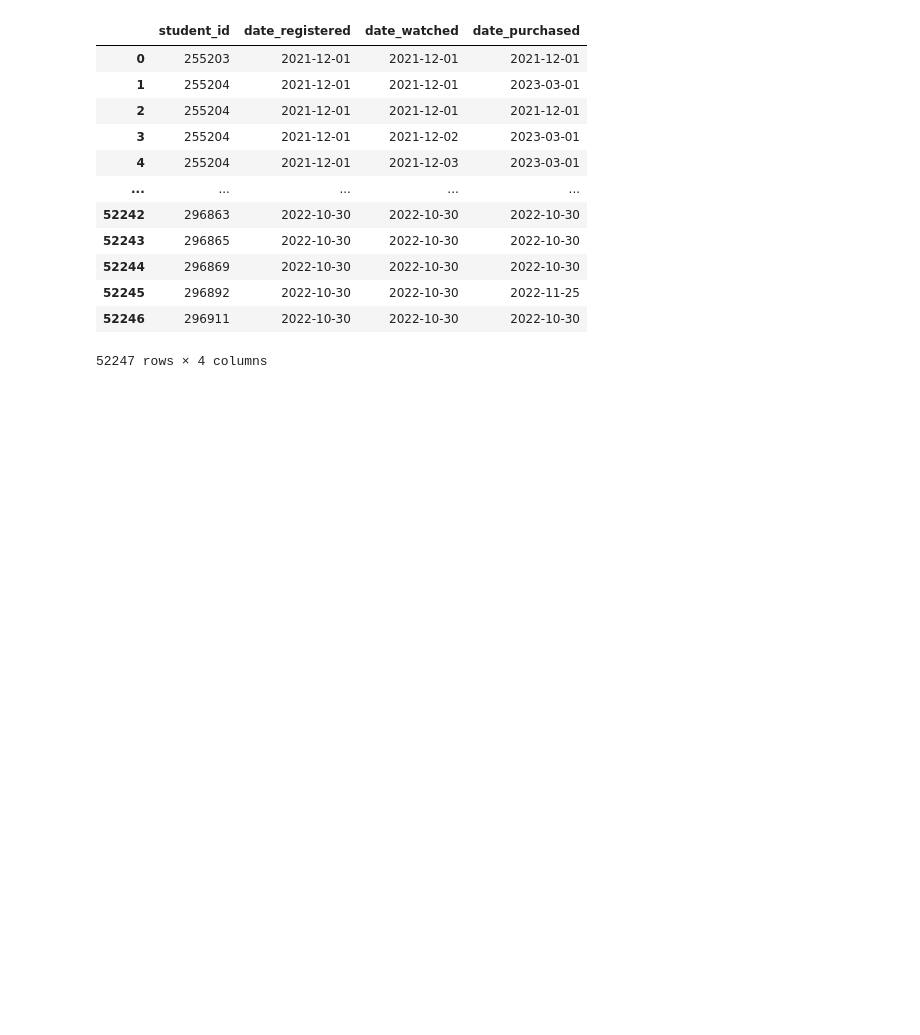
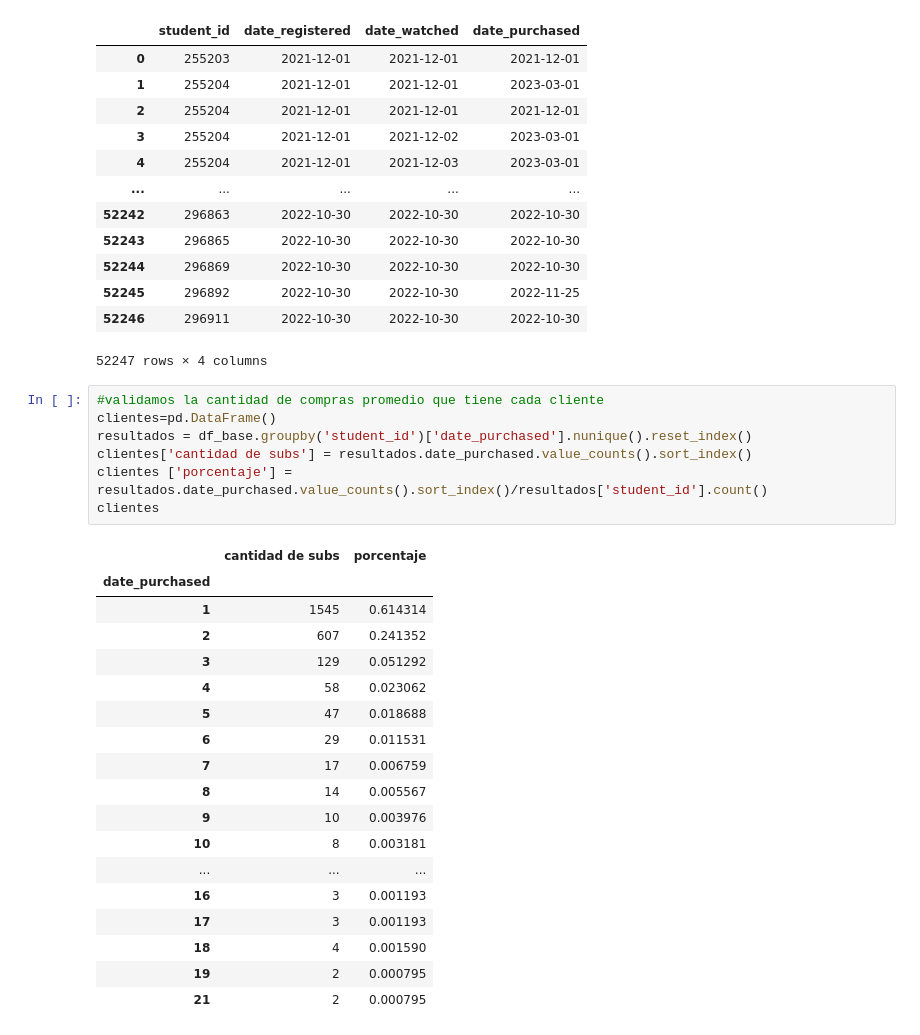
Before and after one commit to PyAngel/Free-to-Paid-Conversion-Rate-Study, a Jupyter notebook: estudio_base.ipynb, the cells around one changed output. Cells and saved outputs as stored; diff of their text form; blank space fills up the shorter version.

```diff
--- a/estudio_base.ipynb
+++ b/estudio_base.ipynb
@@ -222,3 +222,29 @@ df_base
 | 52245 | 296892 | 2022-10-30 | 2022-10-30 | 2022-11-25 |
 | 52246 | 296911 | 2022-10-30 | 2022-10-30 | 2022-10-30 |
 52247 rows × 4 columns
+# %%
+#validamos la cantidad de compras promedio que tiene cada cliente
+clientes=pd.DataFrame()
+resultados = df_base.groupby('student_id')['date_purchased'].nunique().reset_index()
+clientes['cantidad de subs'] = resultados.date_purchased.value_counts().sort_index()
+clientes ['porcentaje'] = resultados.date_purchased.value_counts().sort_index()/resultados['student_id'].count()
+clientes
+# %% [output]
+|  | cantidad de subs | porcentaje |
+| date_purchased |  |  |
+| 1 | 1545 | 0.614314 |
+| 2 | 607 | 0.241352 |
+| 3 | 129 | 0.051292 |
+| 4 | 58 | 0.023062 |
+| 5 | 47 | 0.018688 |
+| 6 | 29 | 0.011531 |
+| 7 | 17 | 0.006759 |
+| 8 | 14 | 0.005567 |
+| 9 | 10 | 0.003976 |
+| 10 | 8 | 0.003181 |
+| ... | ... | ... |
+| 16 | 3 | 0.001193 |
+| 17 | 3 | 0.001193 |
+| 18 | 4 | 0.001590 |
+| 19 | 2 | 0.000795 |
+| 21 | 2 | 0.000795 |
```
